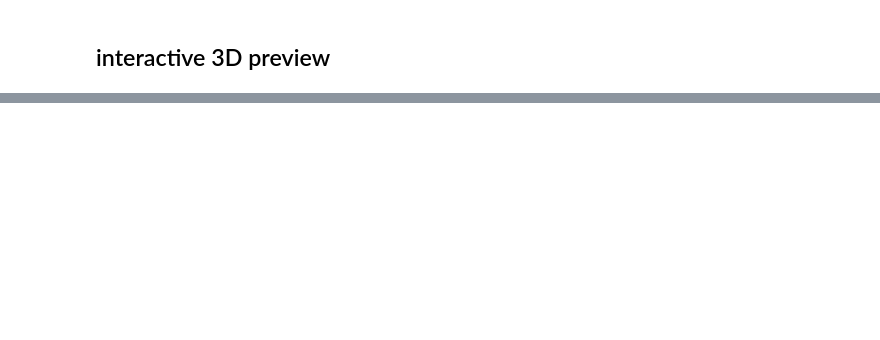
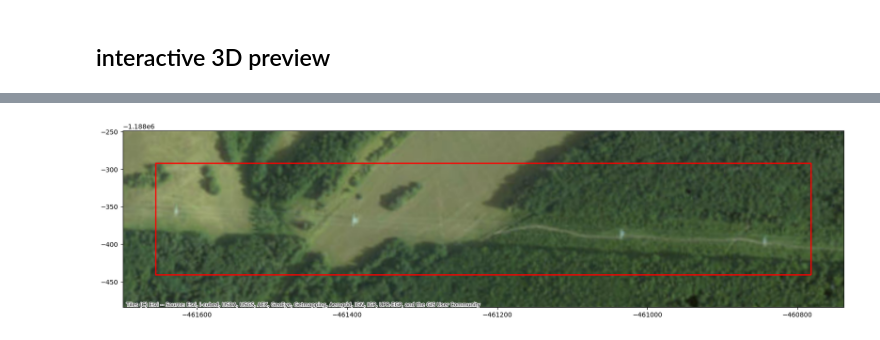
Before and after one commit to IISAS/dicris-stevo, a Jupyter notebook: LiDAR_data_analysis.ipynb, the cells around one changed output, grey strips where cells are left out. Cells and saved outputs as stored; diff of their text form; code cells hidden in the pictures; blank space fills up the shorter version.

```diff
--- a/LiDAR_data_analysis.ipynb
+++ b/LiDAR_data_analysis.ipynb
@@ -175,0 +383,4 @@ os.remove(temp_f.file.name)
+# %%
+_ = plot_las_bounds(las_sampled.header, crs='EPSG:5514', basemap=True, scale=1.1)
+# %% [output]
+[figure, added]
```
Also changed, not shown: parts of 12 cells of this notebook, 1 other file.
